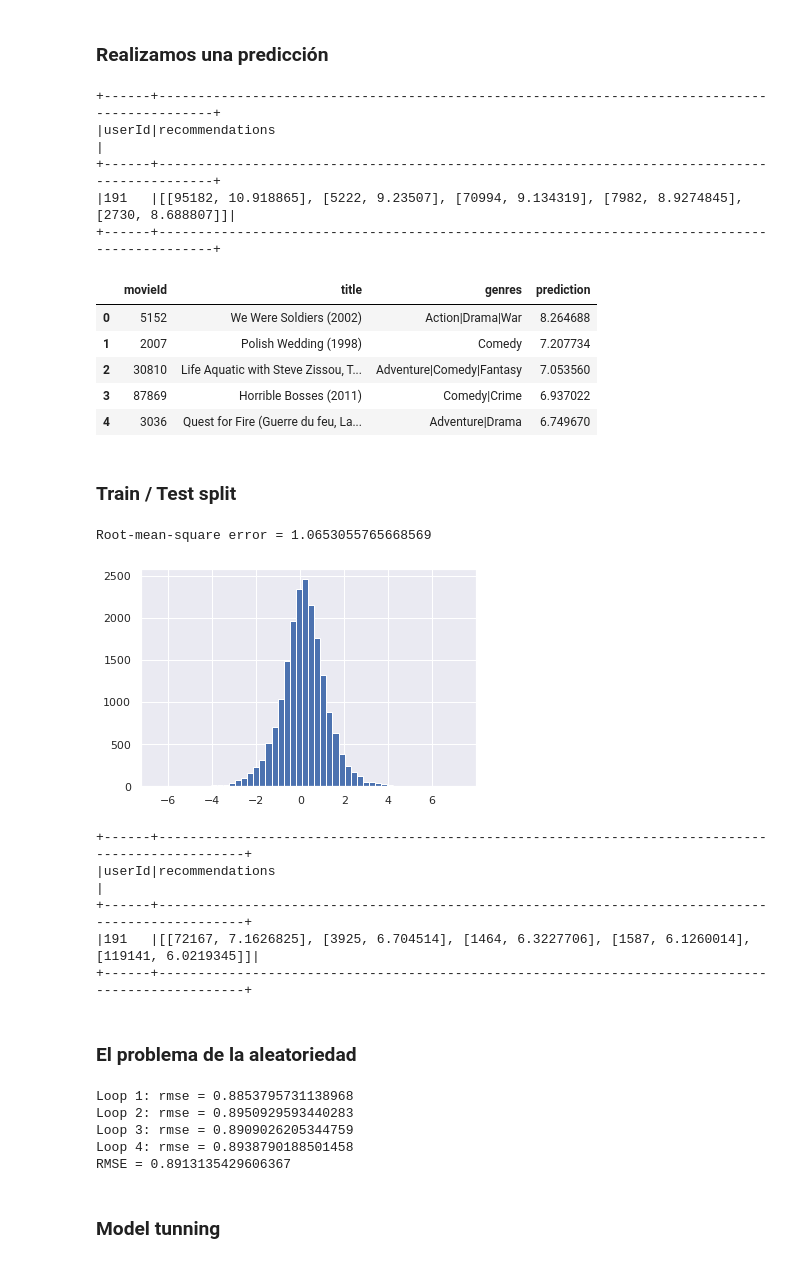
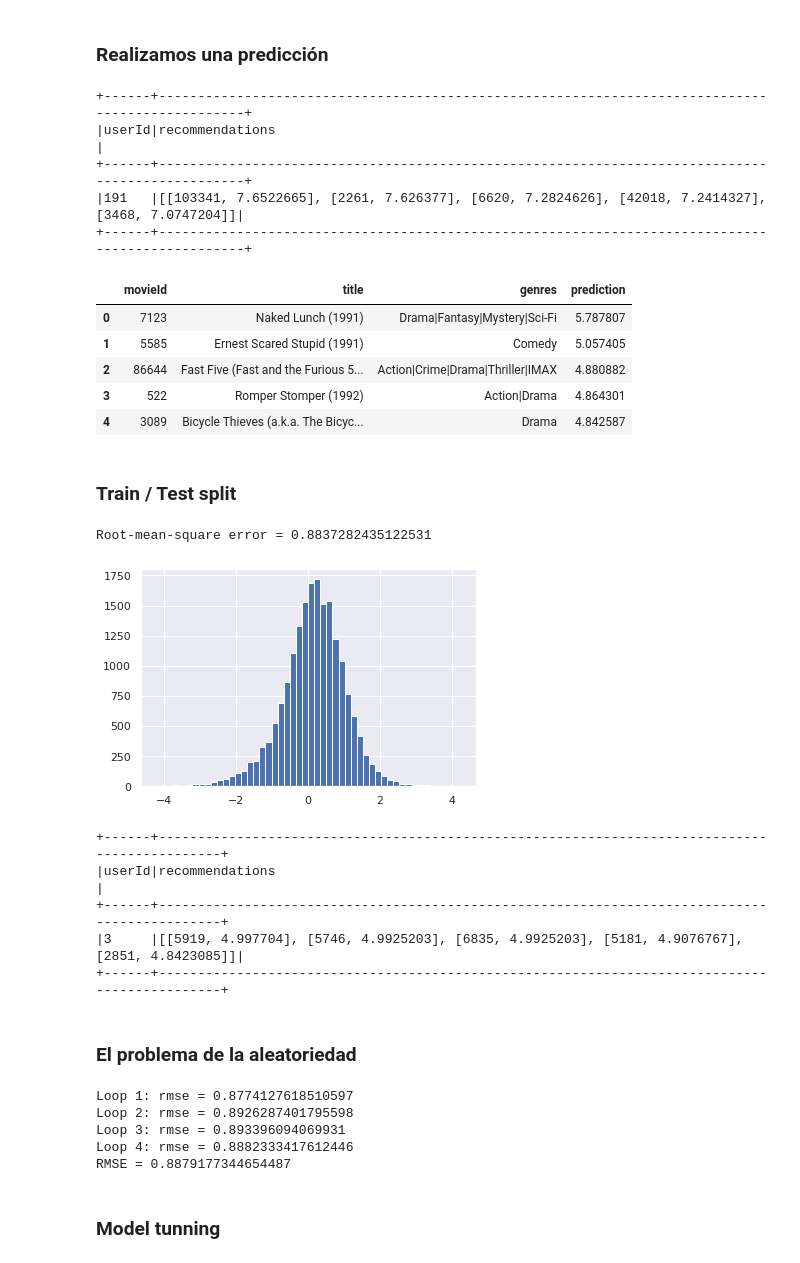
Before and after one commit to akakicreations/master-data-science, a Jupyter notebook: 11_SistemaRecomendaciones_s12/07-collaborative-filtering-spark.ipynb, the cells around one changed output. Cells and saved outputs as stored; diff of their text form; code cells hidden in the pictures.

```diff
--- a/11_SistemaRecomendaciones_s12/07-collaborative-filtering-spark.ipynb
+++ b/11_SistemaRecomendaciones_s12/07-collaborative-filtering-spark.ipynb
@@ -40,7 +39,16 @@ Requirement already satisfied: py4j==0.10.7 in /Users/victormac/anaconda3/lib/py
 
 import pandas as pd
 
-folder = 'data/ml-latest-small'
+def read_movie_files(folder):
 
-pd_ratings = pd.read_csv(folder+'/ratings.csv')
-pd_movies = pd.read_csv(folder+'/movies.csv')
+    pd_ratings = pd.read_csv(folder+'/ratings.csv')
+    print('Number of rating records: ' + str(len(pd_ratings)))
+    print('Total of users: ' + str(pd_ratings.userId.nunique()))
+
+    pd_movies = pd.read_csv(folder+'/movies.csv')
+    print('Total of movies: ' + str(pd_movies.movieId.nunique()))
+
+    return pd_ratings, pd_movies
+
+folder = './data/movies'
+pd_ratings, pd_movies = read_movie_files(folder)
@@ -73,19 +74,19 @@ from pyspark.sql.types import StructType, StructField, StringType, DoubleType, I
 # %%
 '''El análogo a Pandas dataframe es Spark dataframe, al cual es necesario darle un schema de construcción'''
 
-schema = StructType([StructField("userId", IntegerType(), True),\
-                     StructField("movieId", IntegerType(), True),\
-                     StructField("rating", DoubleType(), True),\
+schema = StructType([StructField("userId", IntegerType(), True),
+                     StructField("movieId", IntegerType(), True),
+                     StructField("rating", DoubleType(), True),
                      StructField("timestamp", IntegerType(), True)])
 
 df_ratings = spark.createDataFrame(pd_ratings, schema=schema)
 df_ratings.show(5)
 
 
-schema = StructType([StructField("movieId", IntegerType(), True),\
-                     StructField("title", StringType(), True),\
+schema = StructType([StructField("movieId", IntegerType(), True),
+                     StructField("title", StringType(), True),
                      StructField("genres", StringType(), True)])
 
 df_movies = spark.createDataFrame(pd_movies, schema=schema)
-df_movies.show(5)
+df_movies.show(5, False)
 # %% [output]
@@ -225,11 +257,11 @@ userRecs.filter(F.col('userId')==user).show(1,False)
 # rec_model.recommendForItemSubset
 # rec_model.recommendForUserSubset
 # %% [output]
-+------+---------------------------------------------------------------------------------------------+
-|userId|recommendations                                                                              |
-+------+---------------------------------------------------------------------------------------------+
-|191   |[[95182, 10.918865], [5222, 9.23507], [70994, 9.134319], [7982, 8.9274845], [2730, 8.688807]]|
-+------+---------------------------------------------------------------------------------------------+
++------+-------------------------------------------------------------------------------------------------+
+|userId|recommendations                                                                                  |
++------+-------------------------------------------------------------------------------------------------+
+|191   |[[103341, 7.6522665], [2261, 7.626377], [6620, 7.2824626], [42018, 7.2414327], [3468, 7.0747204]]|
++------+-------------------------------------------------------------------------------------------------+
 # %%
 '''Creamos una función ad-hoc para verlo en pandas'''
 
@@ -247,14 +279,14 @@ def recommendMovies(ratings, movies, model, user, nbRecommendations):
 
     return recommendations
 
-recommendMovies(df_ratings, df_movies, model, user, 5).toPandas()
+recommendMovies(df_ratings, df_movies, model, 3, 5).toPandas()
 # %% [output]
 |  | movieId | title | genres | prediction |
-| 0 | 5152 | We Were Soldiers (2002) | Action|Drama|War | 8.264688 |
-| 1 | 2007 | Polish Wedding (1998) | Comedy | 7.207734 |
-| 2 | 30810 | Life Aquatic with Steve Zissou, T... | Adventure|Comedy|Fantasy | 7.053560 |
-| 3 | 87869 | Horrible Bosses (2011) | Comedy|Crime | 6.937022 |
-| 4 | 3036 | Quest for Fire (Guerre du feu, La... | Adventure|Drama | 6.749670 |
+| 0 | 7123 | Naked Lunch (1991) | Drama|Fantasy|Mystery|Sci-Fi | 5.787807 |
+| 1 | 5585 | Ernest Scared Stupid (1991) | Comedy | 5.057405 |
+| 2 | 86644 | Fast Five (Fast and the Furious 5... | Action|Crime|Drama|Thriller|IMAX | 4.880882 |
+| 3 | 522 | Romper Stomper (1992) | Action|Drama | 4.864301 |
+| 4 | 3089 | Bicycle Thieves (a.k.a. The Bicyc... | Drama | 4.842587 |
 # %% [markdown]
 ### Train / Test split
 # %%
@@ -263,31 +295,31 @@ recommendMovies(df_ratings, df_movies, model, user, 5).toPandas()
 (training, test) = df_ratings.randomSplit([0.8, 0.2])
 # %%
 # Entrenamos con training set
-als = ALS(maxIter=5, regParam=0.01, userCol="userId", itemCol="movieId", ratingCol="rating",  coldStartStrategy="drop")
+als = ALS(maxIter=5, regParam=0.11, userCol="userId", itemCol="movieId", ratingCol="rating",  coldStartStrategy="drop")
 model = als.fit(training)
 
 # Testeamos con testing set
 predictions = model.transform(test)
 evaluator = RegressionEvaluator(metricName="rmse", labelCol="rating", predictionCol="prediction")
 
 # Contabilizamos el error
 rmse = evaluator.evaluate(predictions)
 print("Root-mean-square error = " + str(rmse))
 
 pd_predictions = predictions.withColumn('dif', F.col('rating')-F.col('prediction')).toPandas()
 plt.hist(pd_predictions.dif, bins=50)
 plt.show()
 
 userRecs = model.recommendForAllUsers(5)
-userRecs.filter(F.col('userId')==user).show(1,False)
+userRecs.filter(F.col('userId')==3).show(1,False)
 # %% [output]
-Root-mean-square error = 1.0653055765668569
+Root-mean-square error = 0.8837282435122531
-[figure, old version]
+[figure, new version]
-+------+-------------------------------------------------------------------------------------------------+
-|userId|recommendations                                                                                  |
-+------+-------------------------------------------------------------------------------------------------+
-|191   |[[72167, 7.1626825], [3925, 6.704514], [1464, 6.3227706], [1587, 6.1260014], [119141, 6.0219345]]|
-+------+-------------------------------------------------------------------------------------------------+
++------+----------------------------------------------------------------------------------------------+
+|userId|recommendations                                                                               |
++------+----------------------------------------------------------------------------------------------+
+|3     |[[5919, 4.997704], [5746, 4.9925203], [6835, 4.9925203], [5181, 4.9076767], [2851, 4.8423085]]|
++------+----------------------------------------------------------------------------------------------+
 # %% [markdown]
 ### El problema de la aleatoriedad
 # %%
@@ -311,11 +343,11 @@ def repeatALS(data, k=3, userCol='userId', itemCol='movieId', ratingCol='rating'
 
 print('RMSE = {}'.format(repeatALS(df_ratings, k=4)))
 # %% [output]
-Loop 1: rmse = 0.8853795731138968
-Loop 2: rmse = 0.8950929593440283
-Loop 3: rmse = 0.8909026205344759
-Loop 4: rmse = 0.8938790188501458
-RMSE = 0.8913135429606367
+Loop 1: rmse = 0.8774127618510597
+Loop 2: rmse = 0.8926287401795598
+Loop 3: rmse = 0.893396094069931
+Loop 4: rmse = 0.8882333417612446
+RMSE = 0.8879177344654487
 # %% [markdown]
 ### Model tunning
 # %%
```
Also changed, not shown: parts of 13 cells of this notebook, 8 other files.
